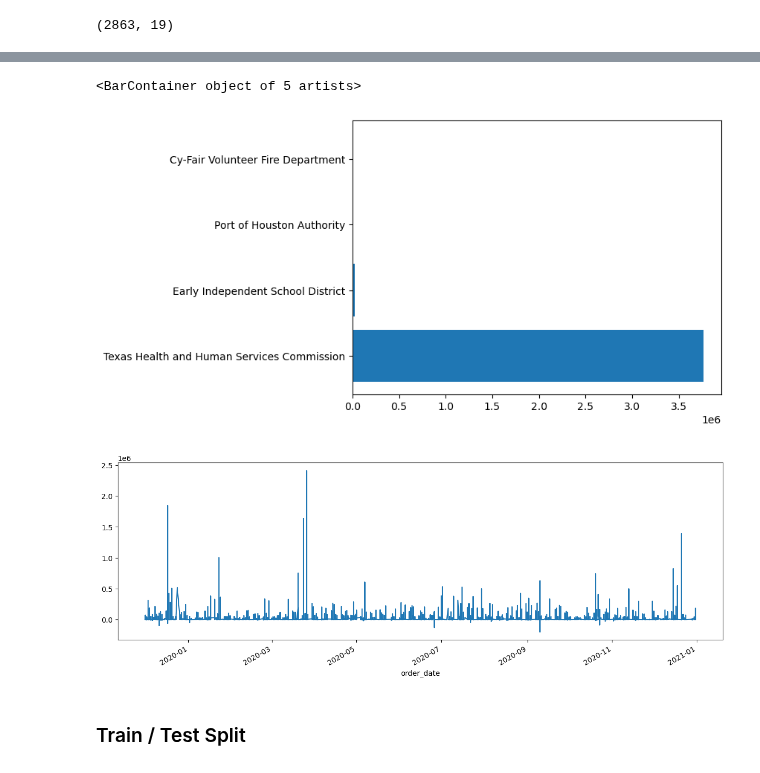
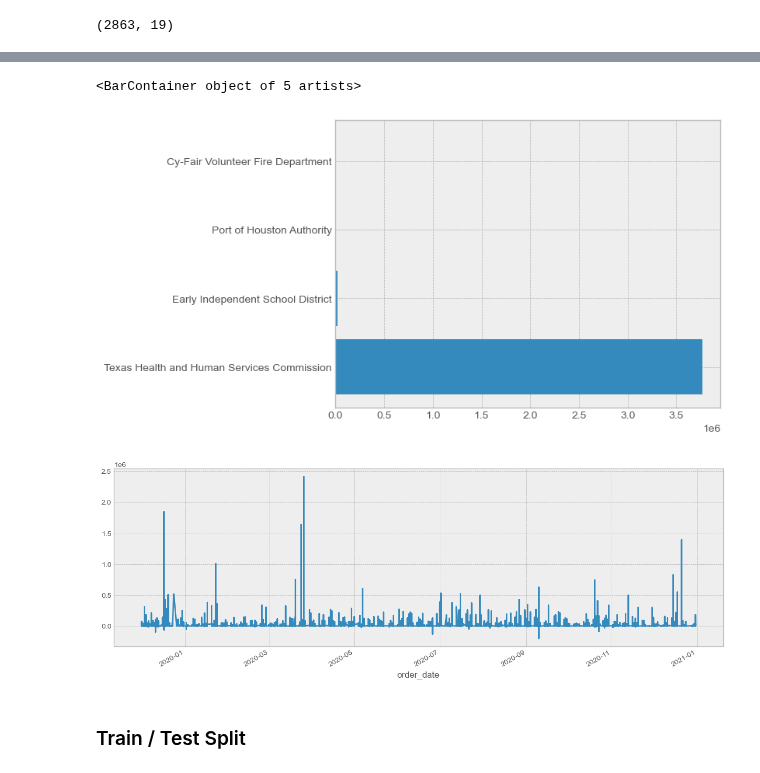
Before and after one commit to The-Real-MVPs/cisco-time-series-analysis, a Jupyter notebook: rosenberger/rosenberger_notebook.ipynb, the cells around one changed output, grey strips where cells are left out. Cells and saved outputs as stored; diff of their text form; code cells hidden in the pictures.

```diff
--- a/rosenberger/rosenberger_notebook.ipynb
+++ b/rosenberger/rosenberger_notebook.ipynb
@@ -6,22 +8,36 @@
 # %%
 import pandas as pd
 import numpy as np
+
+
+#visualizations libraries
 import matplotlib.pyplot as plt
 import seaborn as sns
+color_pal = sns.color_palette()
+plt.style.use('bmh')
 
+#machine learning libraries
 import xgboost as xgb
-
+from sklearn.metrics import mean_squared_error
 
 from matplotlib import patheffects
 
 # graphing related libraries
-import pandas_bokeh as pb
-import geopandas
-from cartopy import crs as ccrs
+#import pandas_bokeh as gpb
+#import geopandas
+#from cartopy import crs as ccrs
+#import contextily as ctx
+#from mpl_toolkits.axes_grid1 import make_axes_locatable
+
+
 
 import os
 
+
+#project modules
 import src.wrangle as wr
+import src.summaries as su
+import src.explore as ex
 
 pd.set_option('display.float_format', lambda x: '%.5f' % x)
 # %% [markdown]
@@ -317,7 +333,7 @@ def get_data():
      'customer_contact',
      'customer_address',
      'customer_state',
-     'customer_zip',
+     #'customer_zip',
      'vendor_name',
      'vendor_contact',
      'vendor_city',
@@ -345,6 +361,17 @@ def get_data():
     df = df.set_index('order_date').sort_index()
     df = df.loc['2018':]
 
+
+    df['year'] = df.index.year
+    df['quarter'] = df.index.quarter
+    df['month'] = df.index.month
+    df['week'] = df.index.week
+    df['day_of_week'] = df.index.day_of_week
+    df['day_of_year'] = df.index.day_of_year
+    # month and day human readable
+    df['month_name'] = df.index.month_name()
+    df['day_name'] = df.index.day_name()
+
     return df
 # %%
 df = df.set_index('order_date').sort_index()
@@ -501,0 +452,4 @@ df.plot()
+# %%
+plt.style.use("seaborn-whitegrid")
+fix, ax = plt.subplots(figsize = (15,5))
+df.plot(ax=ax, label='Training Set')
@@ -501,0 +459,4 @@ df.plot()
+# %%
+plt.style.use("seaborn-whitegrid")
+fix, ax = plt.subplots(figsize = (15,5))
+df['order_quantity'].plot(ax=ax, label='Training Set')
@@ -513,18 +516,18 @@ plt.show()
 # %%
 jan2 = pandemic_df.loc[pandemic_df.index == '01-02-2020']
 jan2purchases = jan2.sort_values(by=['order_quantity'], ascending = False).head(5)
 fig, ax = plt.subplots()
-ax.barh(data.customer_name, data.order_quantity)
+ax.barh(jan2purchases.customer_name, jan2purchases.order_quantity)
 # %% [output]
 <BarContainer object of 5 artists>
-[figure, old version]
+[figure, new version]
 # %%
 fix, ax = plt.subplots(figsize = (15,5))
 #ax = pandemic_df.plot(x_compat=True)
 pandemic_df['purchase_amount'].plot(ax=ax, label='Training Set')
 plt.show()
 # %% [output]
-[figure, old version]
+[figure, new version]
 # %% [markdown]
 ### Train / Test Split
 # %%
```
Also changed, not shown: parts of 39 cells of this notebook, 8 other files.
